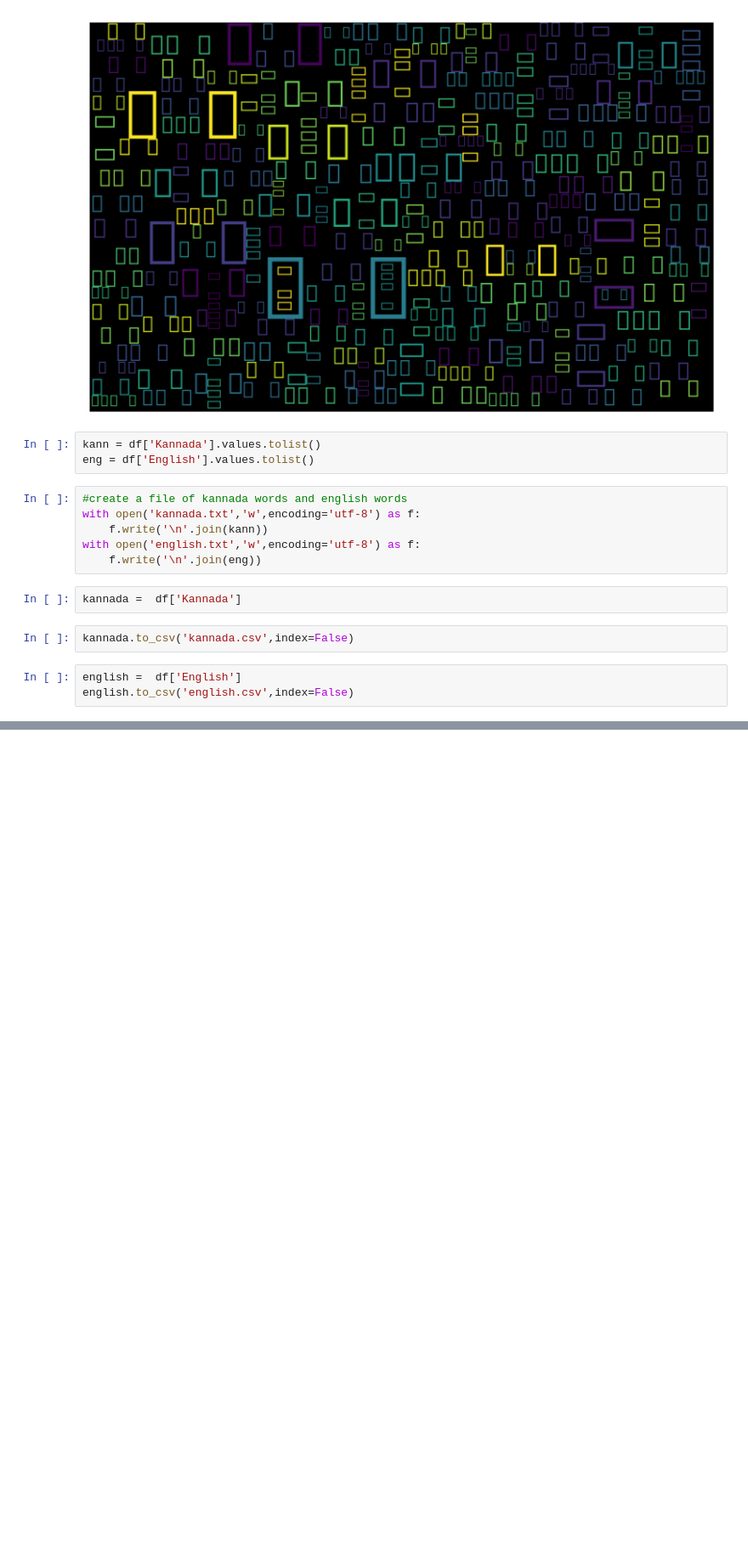
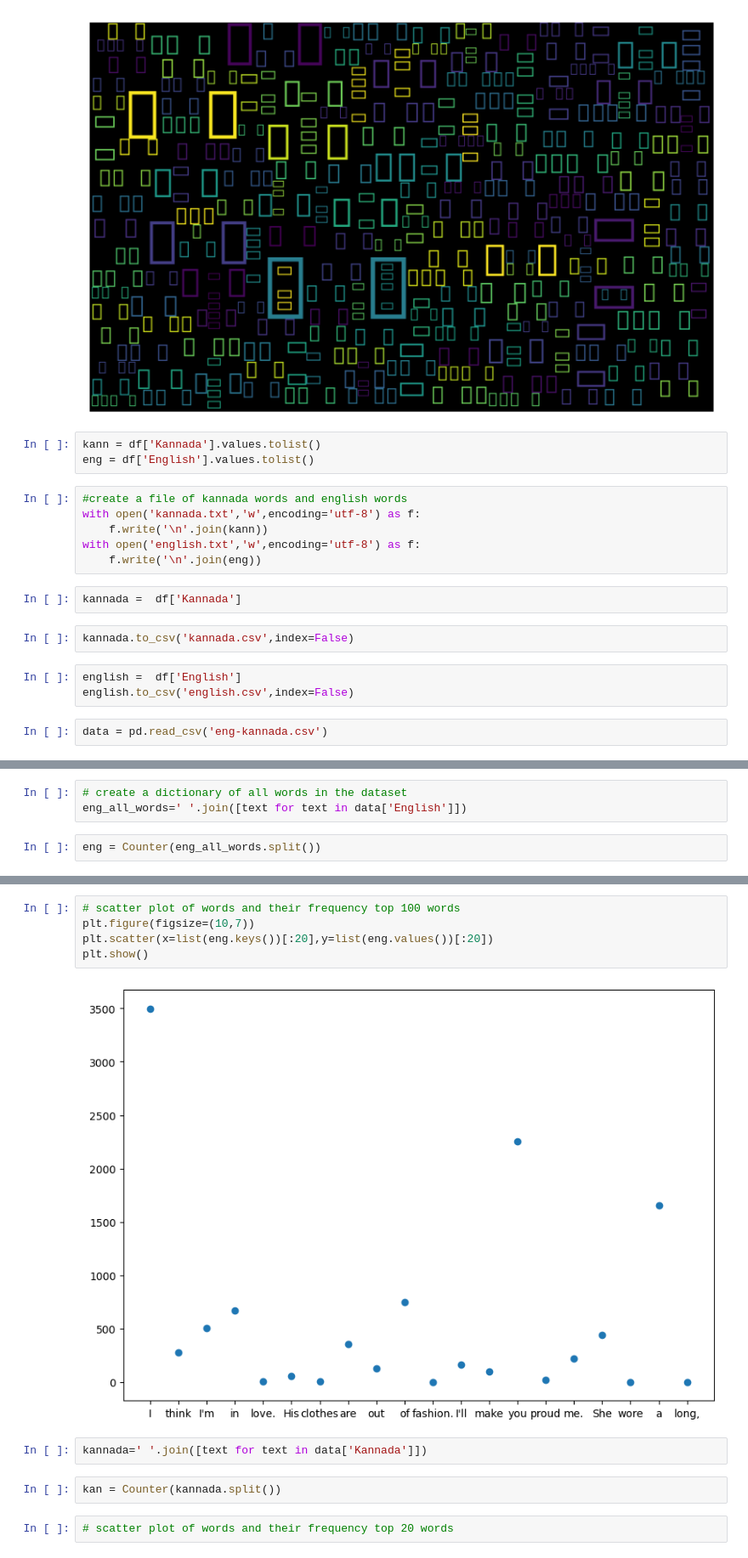
Before and after one commit to Rahs0601/Language-Translation, a Jupyter notebook: Visualsiztion.ipynb, the cells around one changed output, grey strips where cells are left out. Shown: that part at 85% size. Saved outputs shown, nothing was run; the diff lists cells and outputs as text; blank space fills up the shorter version.

```diff
--- a/Visualsiztion.ipynb
+++ b/Visualsiztion.ipynb
@@ -94,3 +94,5 @@ kannada.to_csv('kannada.csv',index=False)
 # %%
 english =  df['English']
 english.to_csv('english.csv',index=False)
+# %%
+data = pd.read_csv('eng-kannada.csv')
@@ -96,0 +102,5 @@ english.to_csv('english.csv',index=False)
+# %%
+# create a dictionary of all words in the dataset
+eng_all_words=' '.join([text for text in data['English']])
+# %%
+eng = Counter(eng_all_words.split())
@@ -96,0 +127,13 @@ english.to_csv('english.csv',index=False)
+# %%
+# scatter plot of words and their frequency top 100 words
+plt.figure(figsize=(10,7))
+plt.scatter(x=list(eng.keys())[:20],y=list(eng.values())[:20])
+plt.show()
+# %% [output]
+[figure, added]
+# %%
+kannada=' '.join([text for text in data['Kannada']])
+# %%
+kan = Counter(kannada.split())
+# %%
+# scatter plot of words and their frequency top 20 words
```
Also changed, not shown: parts of 7 cells of this notebook, 9 other files.
